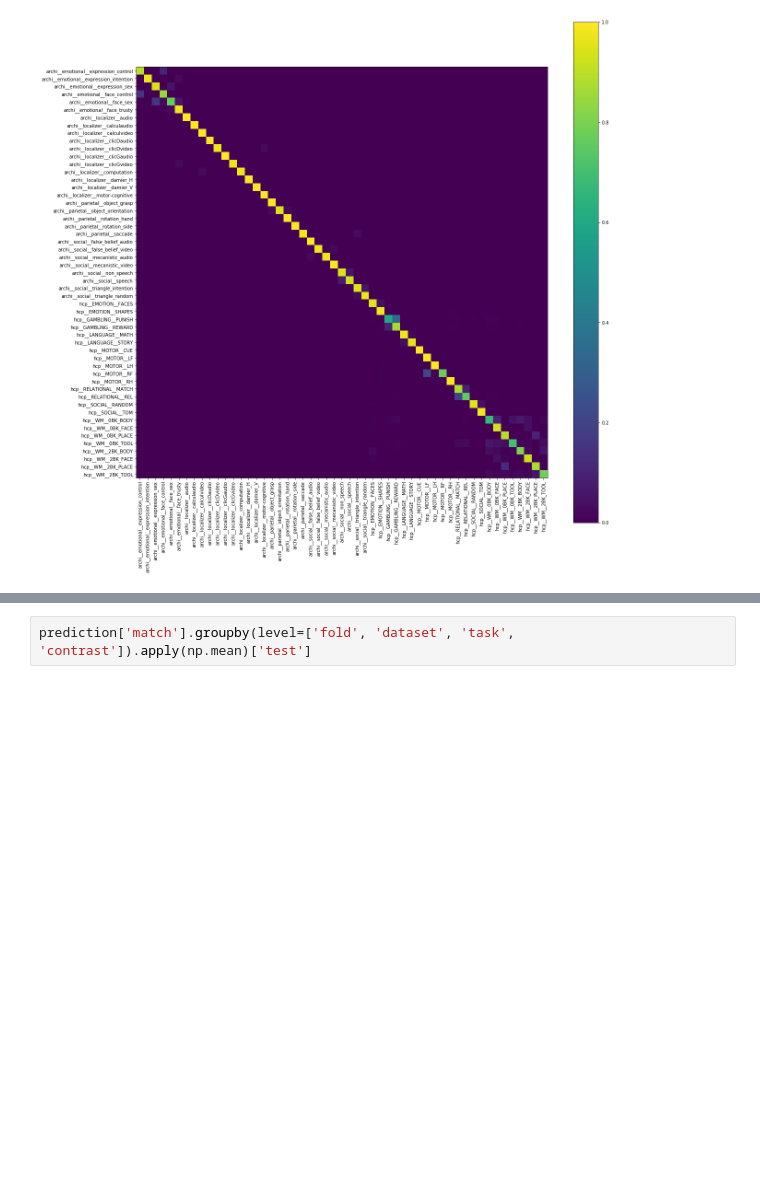
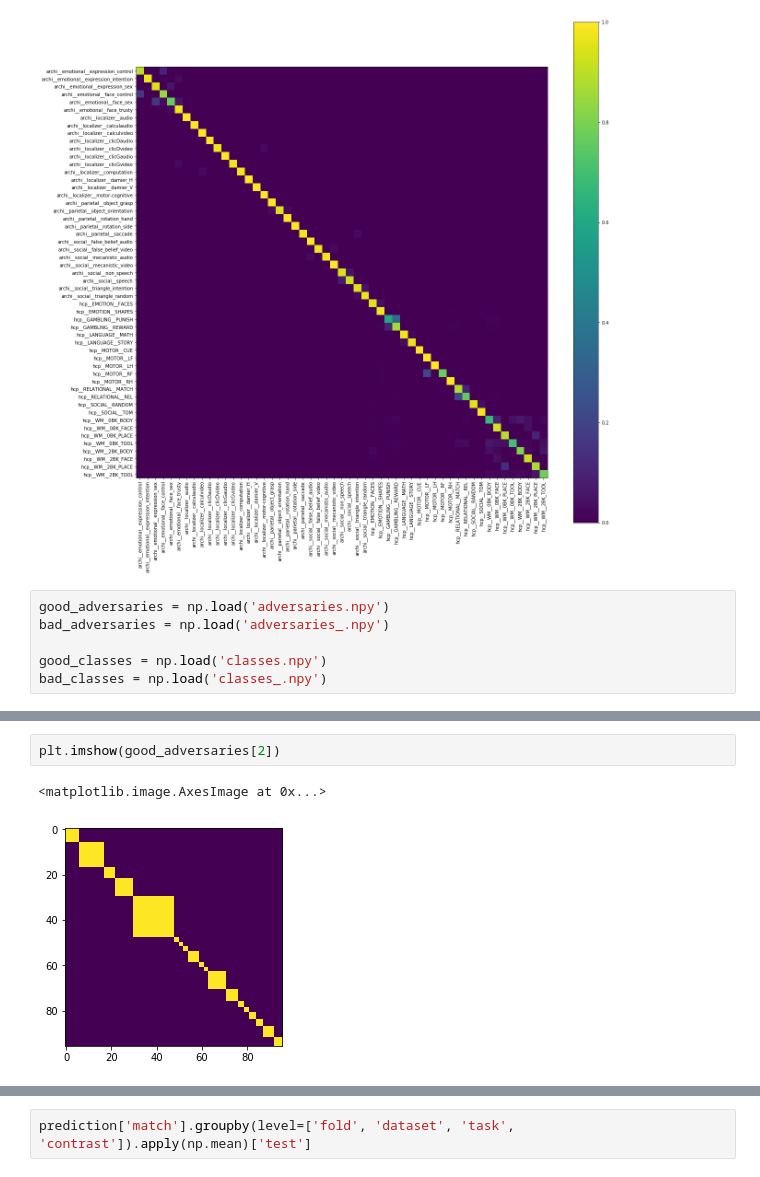
Before and after one commit to arthurmensch/modl, a Jupyter notebook: examples/contrast/analysis/analyse_prediction.ipynb, the cells around one changed output, grey strips where cells are left out. Drawn from its saved outputs; the diff is of its cells as text; blank space fills up the shorter version.

```diff
--- a/examples/contrast/analysis/analyse_prediction.ipynb
+++ b/examples/contrast/analysis/analyse_prediction.ipynb
@@ -134,3 +134,9 @@ array([[ 35,   0,   0, ...,   0,   0,   0],
 plot_confusion_matrix(train_conf, labels)
 # %% [output]
 [figure]
+# %%
+good_adversaries = np.load('adversaries.npy')
+bad_adversaries = np.load('adversaries_.npy')
+
+good_classes = np.load('classes.npy')
+bad_classes = np.load('classes_.npy')
@@ -136,0 +197,5 @@ plot_confusion_matrix(train_conf, labels)
+# %%
+plt.imshow(good_adversaries[2])
+# %% [output]
+<matplotlib.image.AxesImage at 0x...>
+[figure, added]
```
Also changed, not shown: parts of 4 cells of this notebook, 3 other files.
